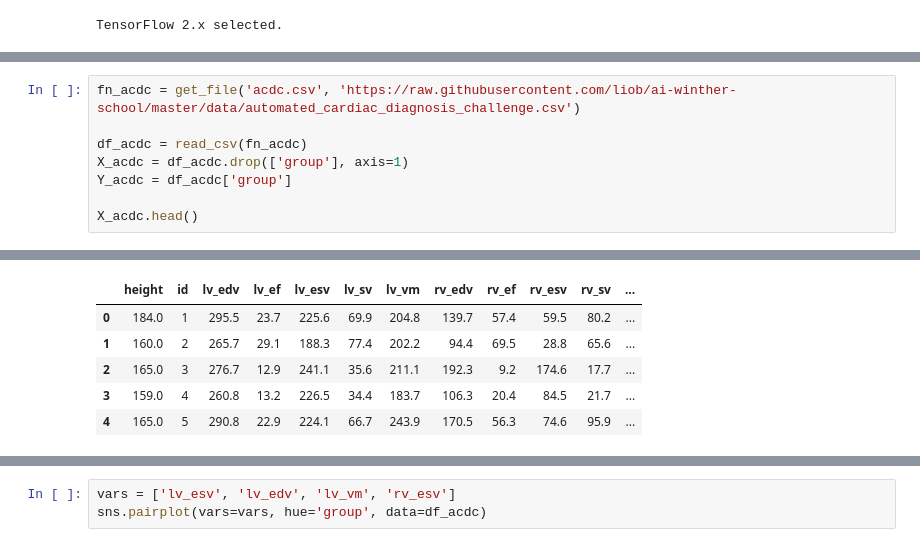
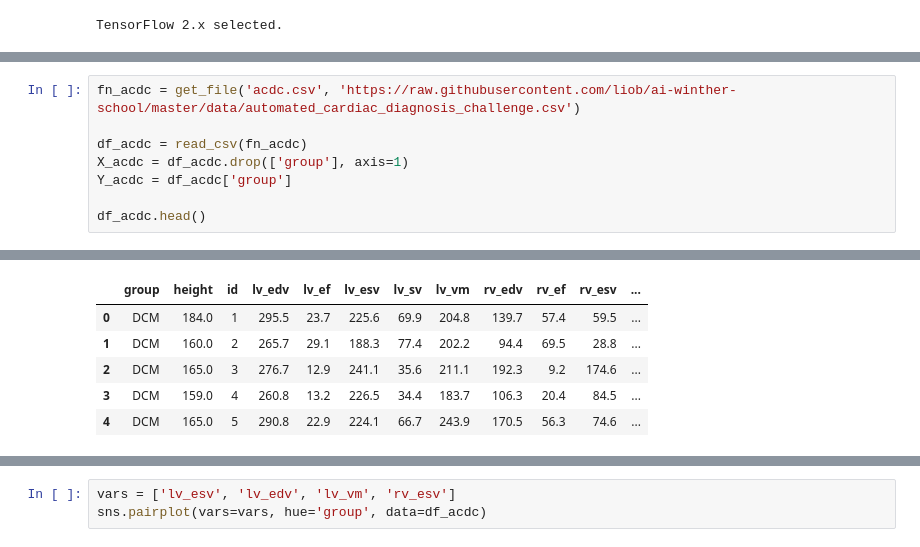
Before and after one commit to liob/ai-winter-school, a Jupyter notebook: notebooks/random_forest_(acdc).ipynb, the cells around one changed output, grey strips where cells are left out. Cells and saved outputs as stored; diff of their text form.

```diff
--- a/notebooks/random_forest_(acdc).ipynb
+++ b/notebooks/random_forest_(acdc).ipynb
@@ -43,5 +43,5 @@ df_acdc = read_csv(fn_acdc)
 X_acdc = df_acdc.drop(['group'], axis=1)
 Y_acdc = df_acdc['group']
 
-X_acdc.head()
+df_acdc.head()
 # %% [output]
@@ -50,7 +48,7 @@ Downloading data from https://raw.githubusercontent.com/liob/ai-winther-school/m
-|  | height | id | lv_edv | lv_ef | lv_esv | lv_sv | lv_vm | rv_edv | rv_ef | rv_esv | rv_sv | ... |
-| 0 | 184.0 | 1 | 295.5 | 23.7 | 225.6 | 69.9 | 204.8 | 139.7 | 57.4 | 59.5 | 80.2 | ... |
-| 1 | 160.0 | 2 | 265.7 | 29.1 | 188.3 | 77.4 | 202.2 | 94.4 | 69.5 | 28.8 | 65.6 | ... |
-| 2 | 165.0 | 3 | 276.7 | 12.9 | 241.1 | 35.6 | 211.1 | 192.3 | 9.2 | 174.6 | 17.7 | ... |
-| 3 | 159.0 | 4 | 260.8 | 13.2 | 226.5 | 34.4 | 183.7 | 106.3 | 20.4 | 84.5 | 21.7 | ... |
-| 4 | 165.0 | 5 | 290.8 | 22.9 | 224.1 | 66.7 | 243.9 | 170.5 | 56.3 | 74.6 | 95.9 | ... |
+|  | group | height | id | lv_edv | lv_ef | lv_esv | lv_sv | lv_vm | rv_edv | rv_ef | rv_esv | ... |
+| 0 | DCM | 184.0 | 1 | 295.5 | 23.7 | 225.6 | 69.9 | 204.8 | 139.7 | 57.4 | 59.5 | ... |
+| 1 | DCM | 160.0 | 2 | 265.7 | 29.1 | 188.3 | 77.4 | 202.2 | 94.4 | 69.5 | 28.8 | ... |
+| 2 | DCM | 165.0 | 3 | 276.7 | 12.9 | 241.1 | 35.6 | 211.1 | 192.3 | 9.2 | 174.6 | ... |
+| 3 | DCM | 159.0 | 4 | 260.8 | 13.2 | 226.5 | 34.4 | 183.7 | 106.3 | 20.4 | 84.5 | ... |
+| 4 | DCM | 165.0 | 5 | 290.8 | 22.9 | 224.1 | 66.7 | 243.9 | 170.5 | 56.3 | 74.6 | ... |
 # %%
```
Also changed, not shown: parts of 2 cells of this notebook.
